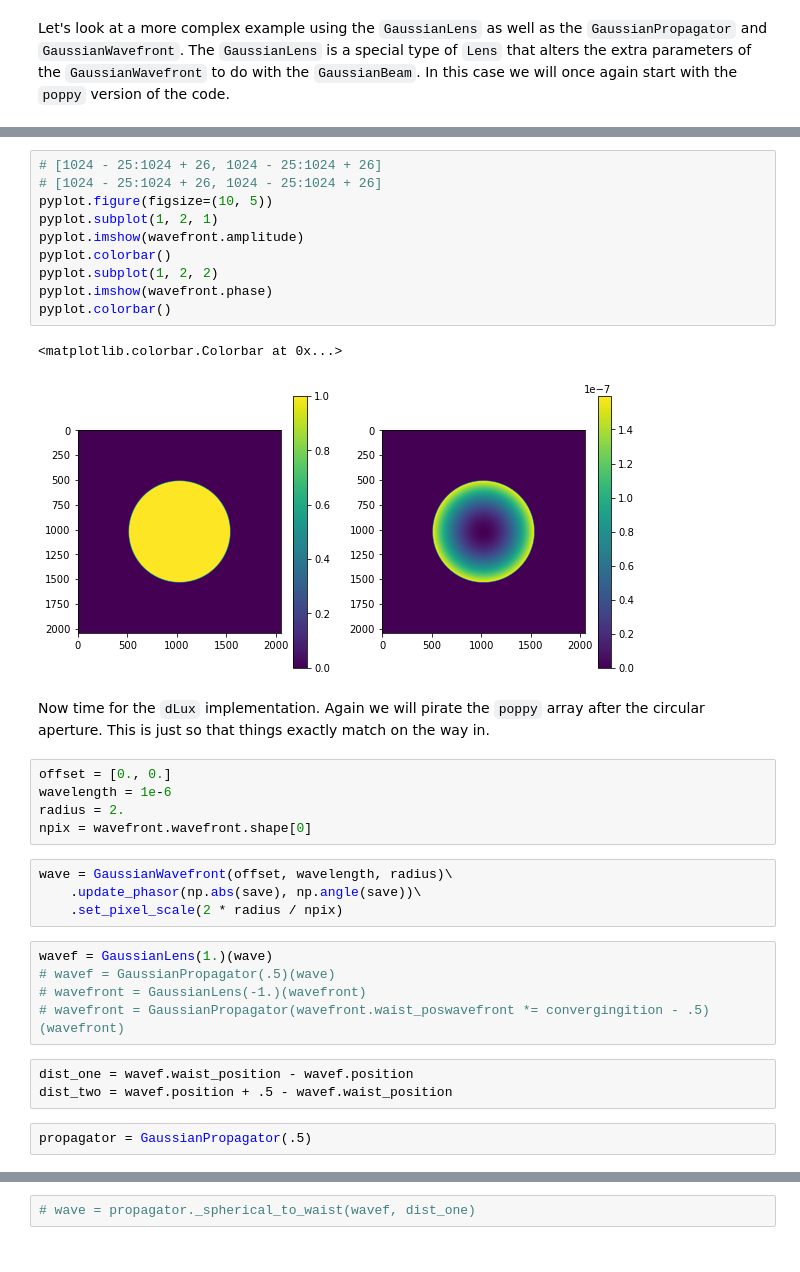
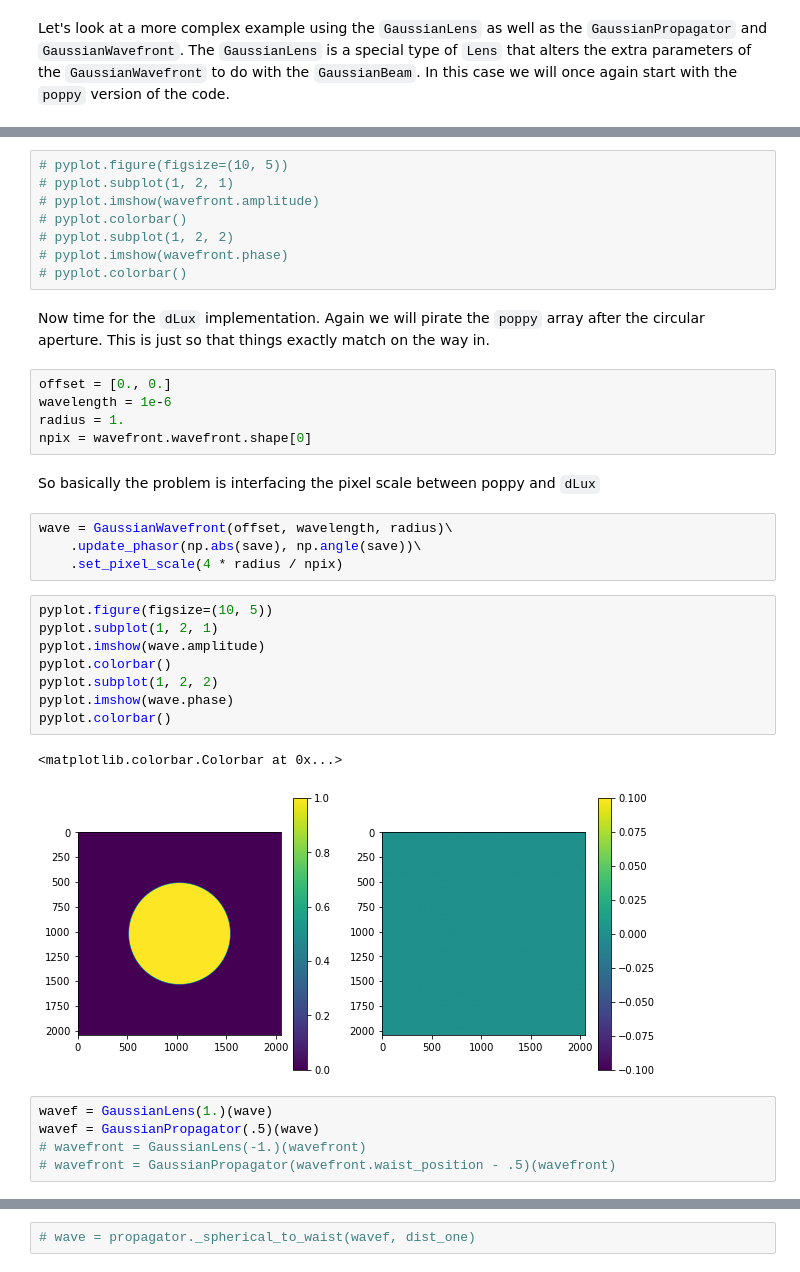
Before and after one commit to anand0xff/dLux, a Jupyter notebook: dLux/dev/FresnelExample.ipynb, the cells around one changed output, grey strips where cells are left out. Drawn from its saved outputs; the diff is of its cells as text.

Commit message:
It looks like the final problem was not in the code but rather in how I translatede it into dLux

```diff
--- a/dLux/dev/FresnelExample.ipynb
+++ b/dLux/dev/FresnelExample.ipynb
@@ -168,34 +157,37 @@ wavefront *= converging
 # %%
-# [1024 - 25:1024 + 26, 1024 - 25:1024 + 26]
-# [1024 - 25:1024 + 26, 1024 - 25:1024 + 26]
-pyplot.figure(figsize=(10, 5))
-pyplot.subplot(1, 2, 1)
-pyplot.imshow(wavefront.amplitude)
-pyplot.colorbar()
-pyplot.subplot(1, 2, 2)
-pyplot.imshow(wavefront.phase)
-pyplot.colorbar()
+# pyplot.figure(figsize=(10, 5))
+# pyplot.subplot(1, 2, 1)
+# pyplot.imshow(wavefront.amplitude)
+# pyplot.colorbar()
+# pyplot.subplot(1, 2, 2)
+# pyplot.imshow(wavefront.phase)
+# pyplot.colorbar()
-# %% [output]
-<matplotlib.colorbar.Colorbar at 0x...>
-[figure, removed]
 # %% [markdown]
 Now time for the `dLux` implementation. Again we will pirate the `poppy` array after the circular aperture. This is just so that things exactly match on the way in.
 # %%
 offset = [0., 0.]
 wavelength = 1e-6
-radius = 2.
+radius = 1.
 npix = wavefront.wavefront.shape[0]
+# %% [markdown]
+So basically the problem is interfacing the pixel scale between poppy and `dLux`
 # %%
 wave = GaussianWavefront(offset, wavelength, radius)\
     .update_phasor(np.abs(save), np.angle(save))\
-    .set_pixel_scale(2 * radius / npix)
+    .set_pixel_scale(4 * radius / npix)
+# %%
+pyplot.figure(figsize=(10, 5))
+pyplot.subplot(1, 2, 1)
+pyplot.imshow(wave.amplitude)
+pyplot.colorbar()
+pyplot.subplot(1, 2, 2)
+pyplot.imshow(wave.phase)
+pyplot.colorbar()
+# %% [output]
+<matplotlib.colorbar.Colorbar at 0x...>
+[figure, added]
 # %%
 wavef = GaussianLens(1.)(wave)
-# wavef = GaussianPropagator(.5)(wave)
+wavef = GaussianPropagator(.5)(wave)
 # wavefront = GaussianLens(-1.)(wavefront)
-# wavefront = GaussianPropagator(wavefront.waist_poswavefront *= convergingition - .5)(wavefront)
+# wavefront = GaussianPropagator(wavefront.waist_position - .5)(wavefront)
-# %%
-dist_one = wavef.waist_position - wavef.position
-dist_two = wavef.position + .5 - wavef.waist_position
-# %%
-propagator = GaussianPropagator(.5)
```
Also changed, not shown: parts of 33 cells of this notebook, 1 other file.
